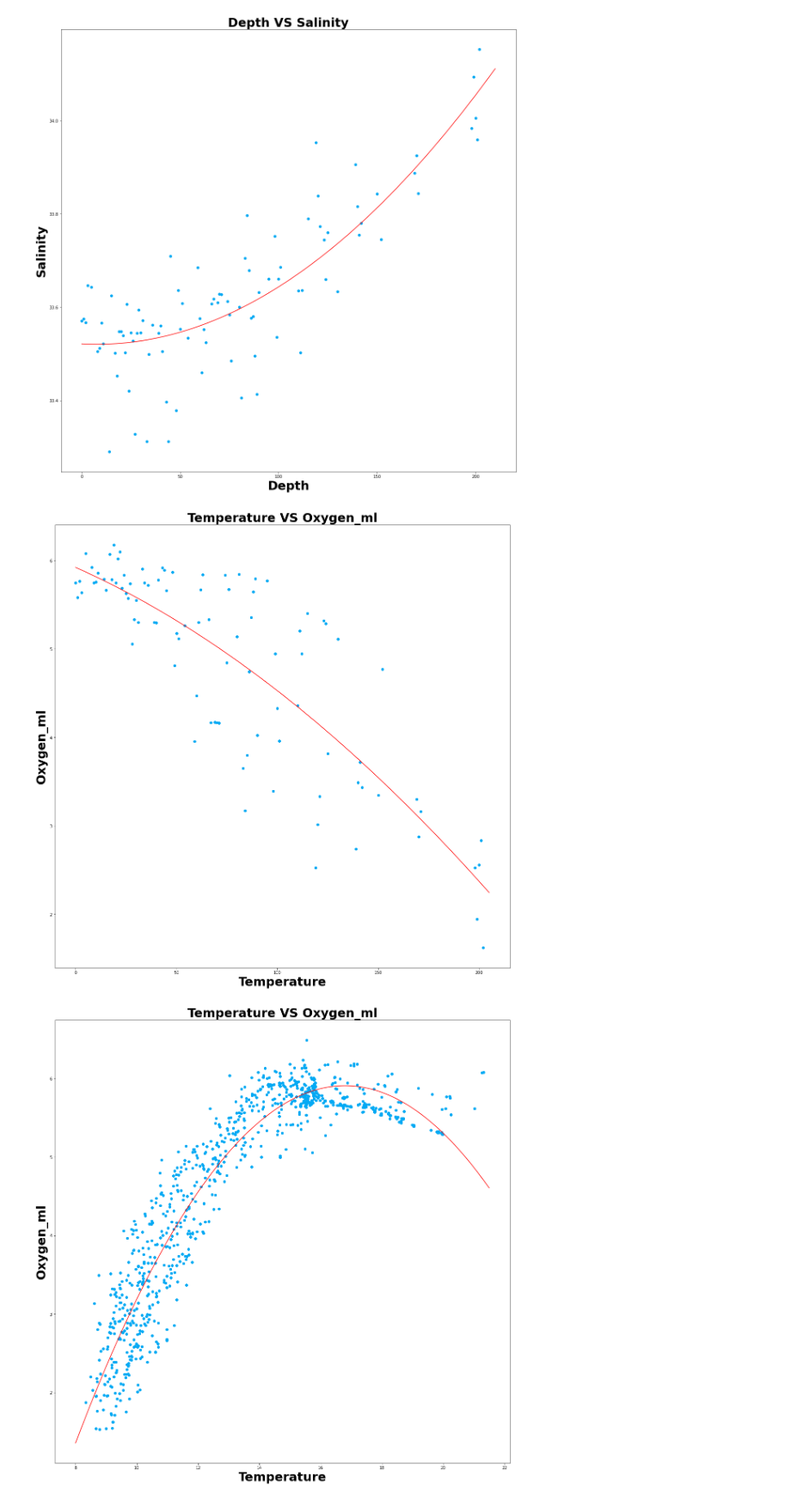
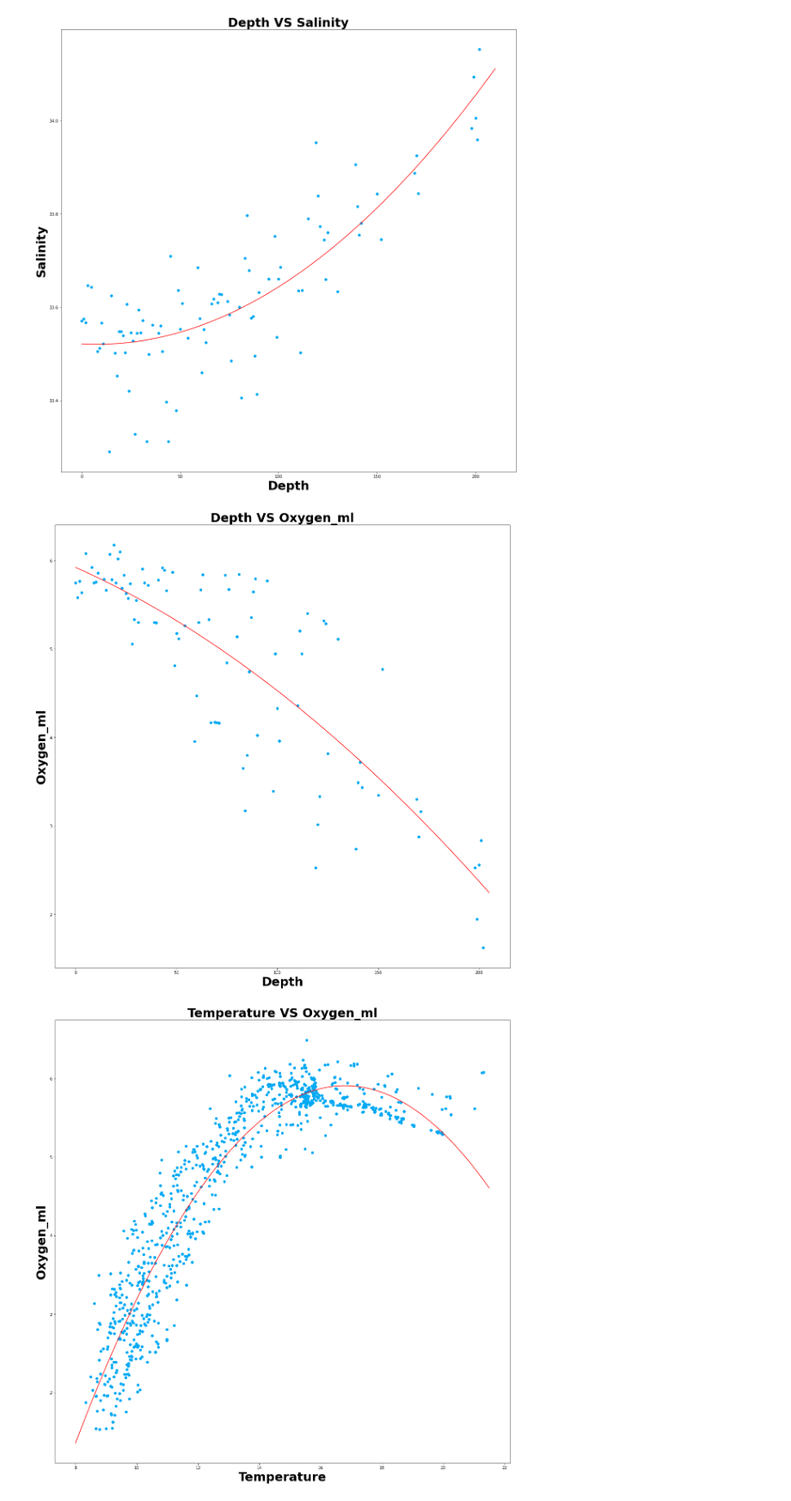
Before and after one commit to TeaDragonSC/CalCOFI-Viz-PO, a Jupyter notebook: bottle.ipynb, the cells around one changed output. Shown: that part at 86% size. Cells and saved outputs as stored; diff of their text form; code cells hidden in the pictures.

```diff
--- a/bottle.ipynb
+++ b/bottle.ipynb
@@ -101,15 +101,15 @@ plt.show()
 # %%
 model = np.poly1d(np.polyfit(dept_temp['Depthm'], dept_temp['O2ml_L'], 2))
 polyline = np.linspace(0, 205, 1000)
 plt.scatter(dept_temp['Depthm'], dept_temp['O2ml_L'], c = '#03a9f4')
 plt.plot(polyline, model(polyline), c = '#FF0000')
-plt.title('Temperature VS Oxygen_ml', fontweight='bold', size = 30)
-plt.xlabel('Temperature', fontweight='bold', size = 30)
+plt.title('Depth VS Oxygen_ml', fontweight='bold', size = 30)
+plt.xlabel('Depth', fontweight='bold', size = 30)
 plt.ylabel('Oxygen_ml', fontweight='bold', size = 30)
 plt.gcf().set_size_inches((20, 20))
 plt.show()
 # %% [output]
-[figure, old version]
+[figure, new version]
 # %%
 model = np.poly1d(np.polyfit(bottle_2019['T_degC'], bottle_2019['O2ml_L'], 2))
 polyline = np.linspace(8, 21.5, 1000)
```
